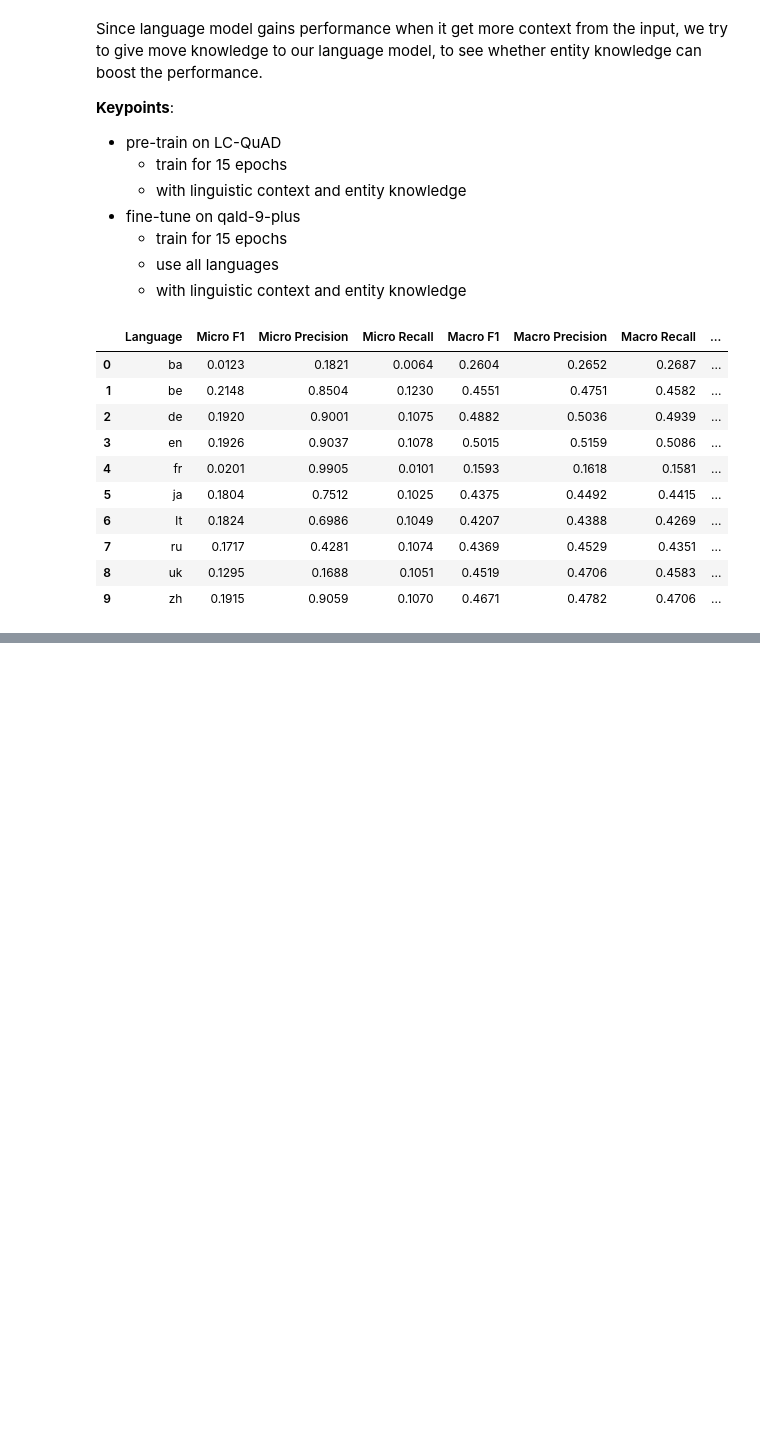
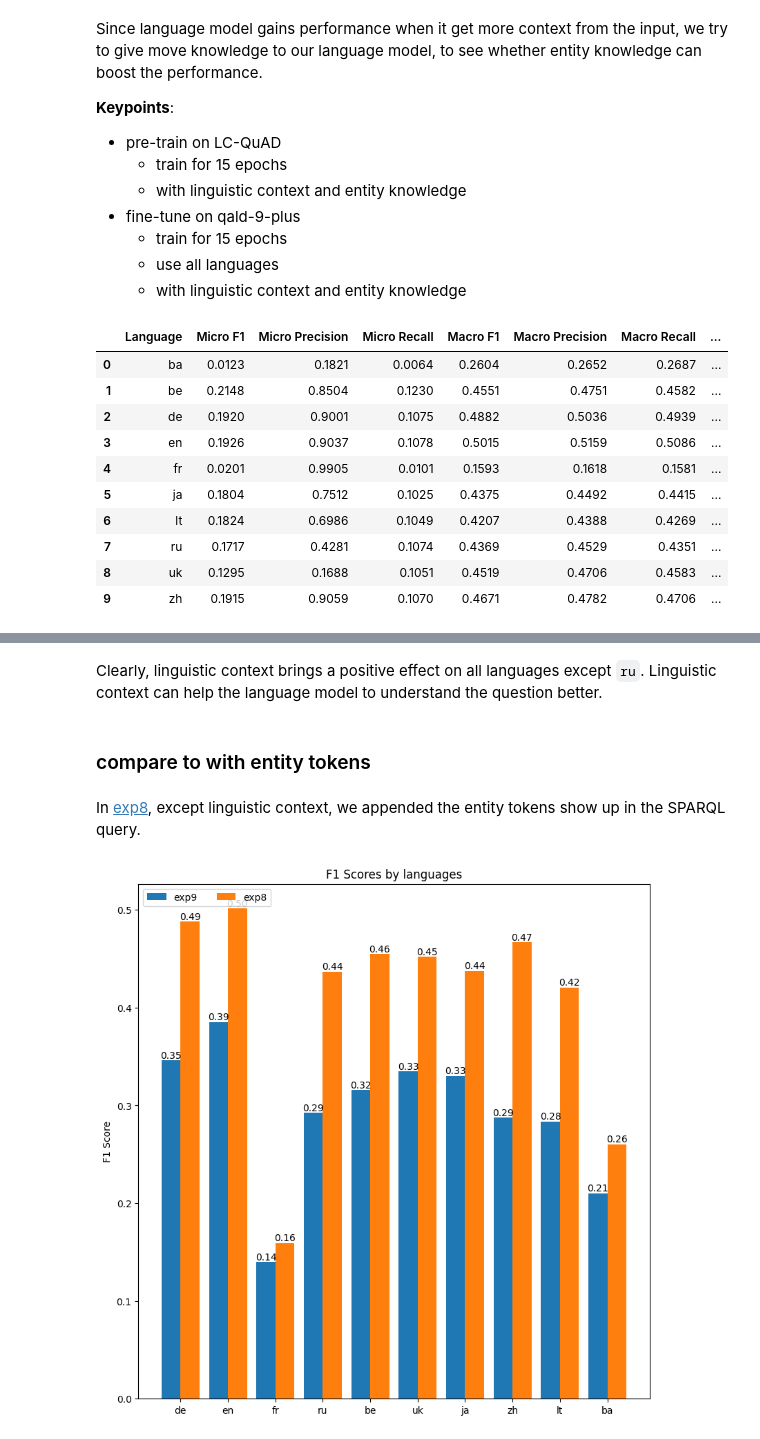
Before and after one commit to dice-group/MST5, a Jupyter notebook: notebooks/eval_results.ipynb, the cells around one changed output, grey strips where cells are left out. Cells and saved outputs as stored; diff of their text form; code cells hidden in the pictures; blank space fills up the shorter version.

```diff
--- a/notebooks/eval_results.ipynb
+++ b/notebooks/eval_results.ipynb
@@ -929,0 +1004,14 @@ experiment status summary:
+# %% [markdown]
+Clearly, linguistic context brings a positive effect on all languages except `ru`.
+Linguistic context can help the language model to understand the question better.
+# %% [markdown]
+### compare to with entity tokens
+# %% [markdown]
+In [exp8](#experiment-8), except linguistic context, we appended the entity tokens show up in the SPARQL query.
+# %%
+plot({
+    "exp9": exp9,
+    "exp8": exp8
+})
+# %% [output]
+[figure, added]
```
Also changed, not shown: parts of 22 cells of this notebook.
